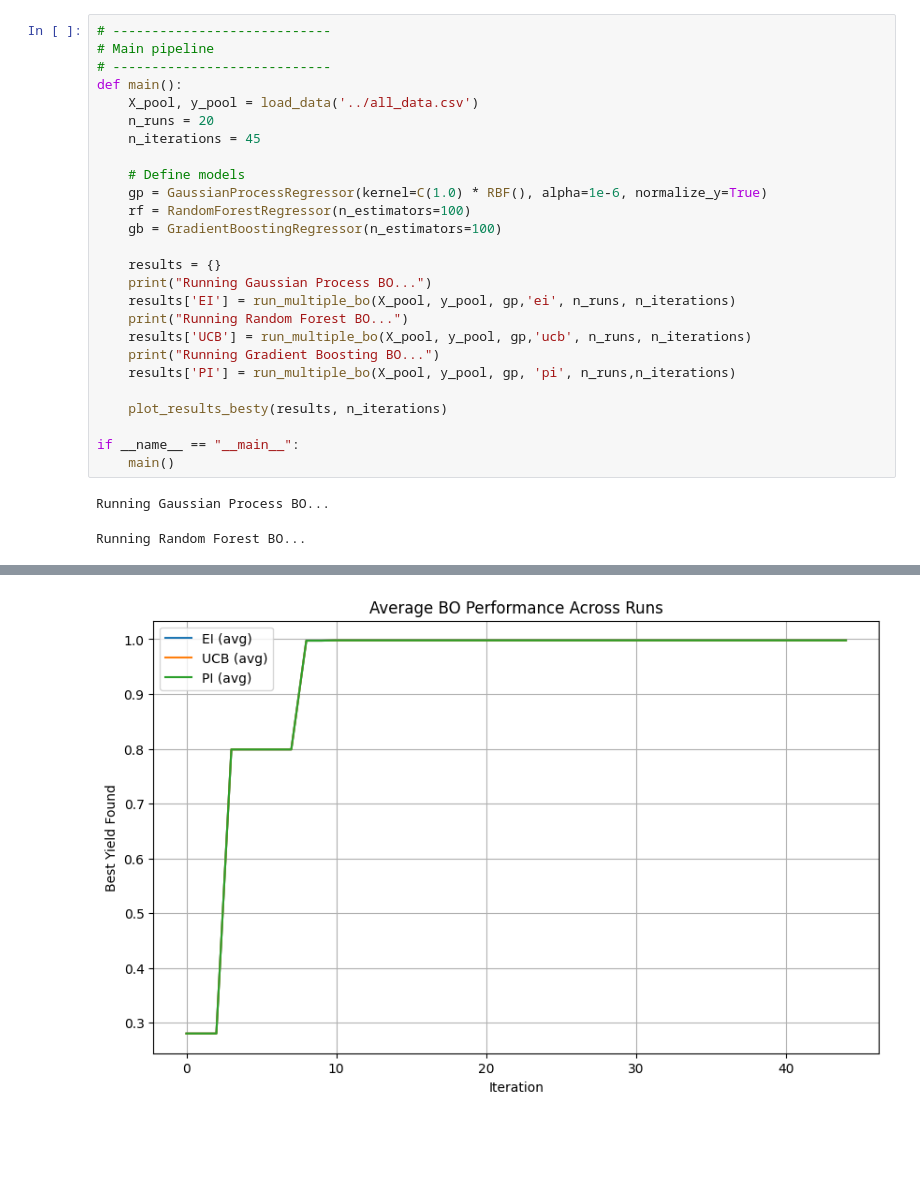
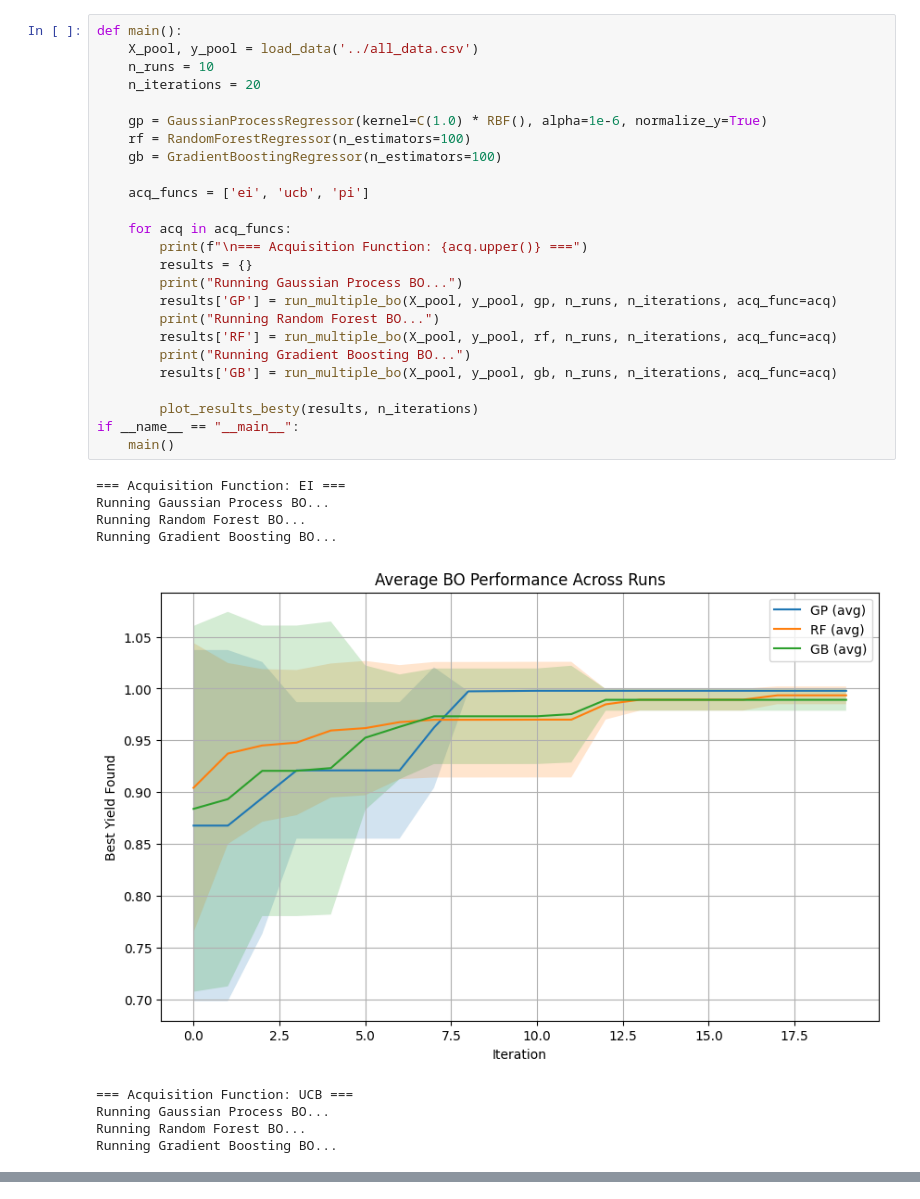
Before and after one commit to uwsunlab/BO-RFB, a Jupyter notebook: PoolBased/ComparisonTesting/surrogate_comparison.ipynb, the cells around one changed output, grey strips where cells are left out. Drawn from its saved outputs; the diff is of its cells as text; blank space fills up the shorter version.

```diff
--- a/PoolBased/ComparisonTesting/surrogate_comparison.ipynb
+++ b/PoolBased/ComparisonTesting/surrogate_comparison.ipynb
@@ -136,29 +149,35 @@ AttributeError: 'numpy.ndarray' object has no attribute 'predict'
 # %%
-# ----------------------------
-# Main pipeline
-# ----------------------------
 def main():
     X_pool, y_pool = load_data('../all_data.csv')
-    n_runs = 20
-    n_iterations = 45
+    n_runs = 10
+    n_iterations = 20
 
-    # Define models
     gp = GaussianProcessRegressor(kernel=C(1.0) * RBF(), alpha=1e-6, normalize_y=True)
     rf = RandomForestRegressor(n_estimators=100)
     gb = GradientBoostingRegressor(n_estimators=100)
 
-    results = {}
-    print("Running Gaussian Process BO...")
-    results['EI'] = run_multiple_bo(X_pool, y_pool, gp,'ei', n_runs, n_iterations)
-    print("Running Random Forest BO...")
-    results['UCB'] = run_multiple_bo(X_pool, y_pool, gp,'ucb', n_runs, n_iterations)
-    print("Running Gradient Boosting BO...")
-    results['PI'] = run_multiple_bo(X_pool, y_pool, gp, 'pi', n_runs,n_iterations)
+    acq_funcs = ['ei', 'ucb', 'pi']
 
-    plot_results_besty(results, n_iterations)
+    for acq in acq_funcs:
+        print(f"\n=== Acquisition Function: {acq.upper()} ===")
+        results = {}
+        print("Running Gaussian Process BO...")
+        results['GP'] = run_multiple_bo(X_pool, y_pool, gp, n_runs, n_iterations, acq_func=acq)
+        print("Running Random Forest BO...")
+        results['RF'] = run_multiple_bo(X_pool, y_pool, rf, n_runs, n_iterations, acq_func=acq)
+        print("Running Gradient Boosting BO...")
+        results['GB'] = run_multiple_bo(X_pool, y_pool, gb, n_runs, n_iterations, acq_func=acq)
 
+        plot_results_besty(results, n_iterations)
 if __name__ == "__main__":
     main()
 # %% [output]
+=== Acquisition Function: EI ===
 Running Gaussian Process BO...
+Running Random Forest BO...
+Running Gradient Boosting BO...
+[figure, new version]
+=== Acquisition Function: UCB ===
+Running Gaussian Process BO...
 Running Random Forest BO...
+Running Gradient Boosting BO...
@@ -165,2 +188 @@ Running Random Forest BO...
 Running Gradient Boosting BO...
-[figure, old version]
```
Also changed, not shown: parts of 4 cells of this notebook, 1 other file.
